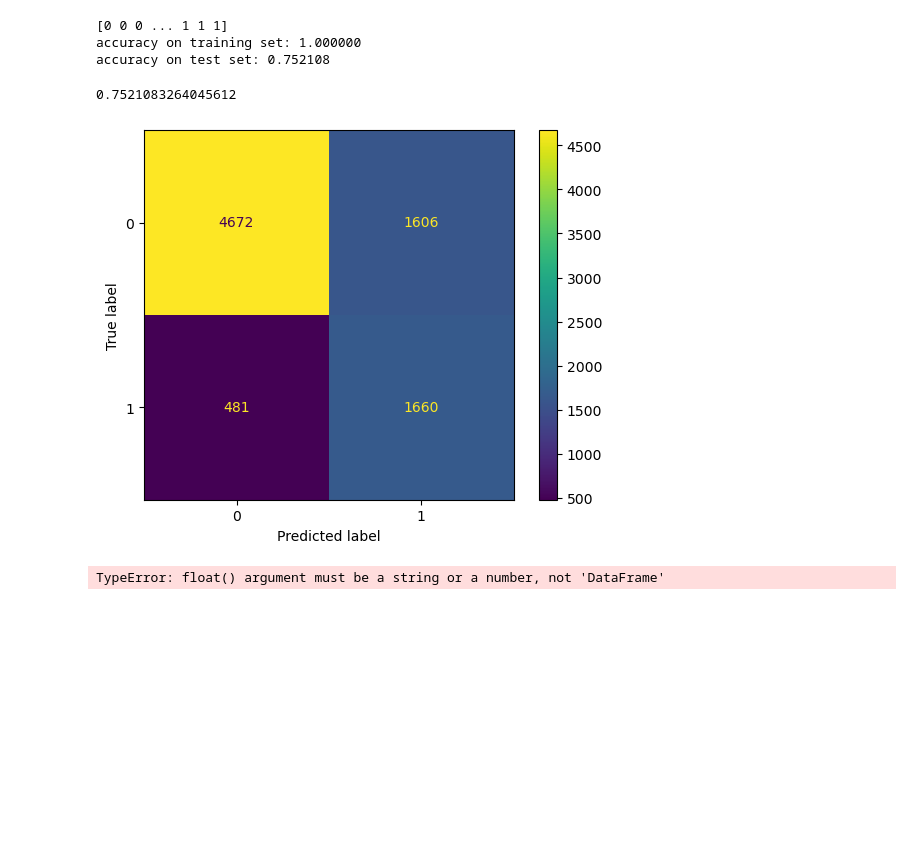
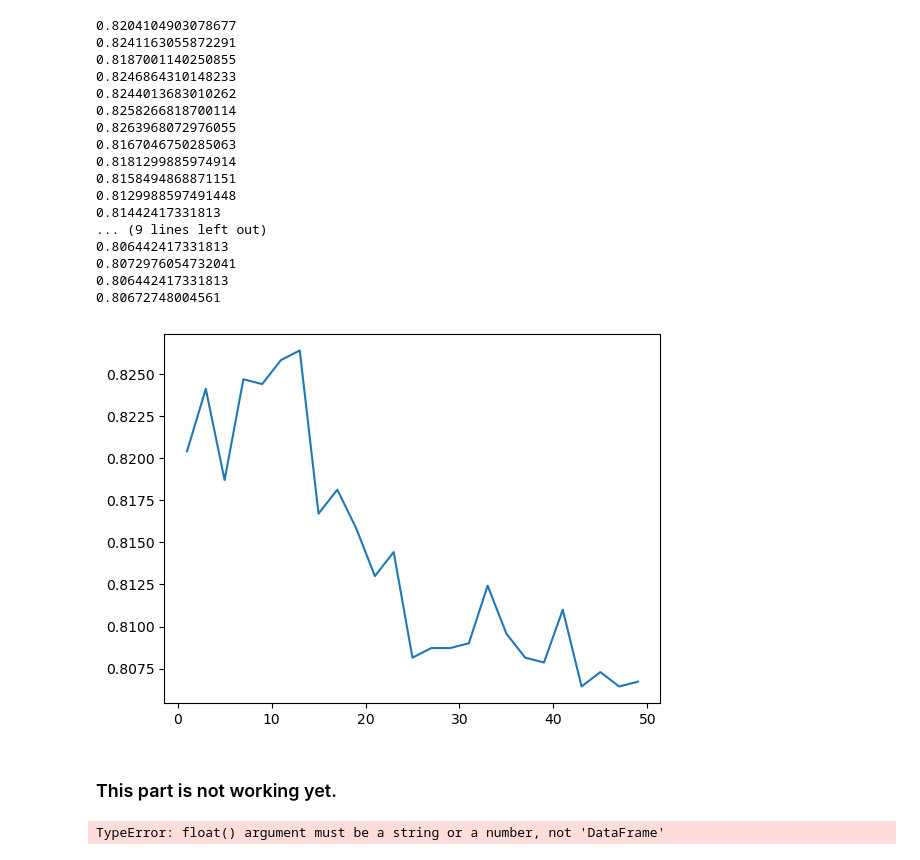
Before and after one commit to fredrikSveen/MALIS_project, a Jupyter notebook: ML_stuff.ipynb, the cells around one changed output. Saved outputs shown, nothing was run; the diff lists cells and outputs as text; code cells hidden in the pictures; blank space fills up the shorter version.

```diff
--- a/ML_stuff.ipynb
+++ b/ML_stuff.ipynb
@@ -36,7 +38,7 @@ X= df[['red','green','blue','gray','edges']]
 y=df['group']
 
 # using the train test split function
-X_train, X_test, y_train, y_test = train_test_split(X,y ,random_state=104, test_size=0.3, shuffle=False)
+X_train, X_test, y_train, y_test = train_test_split(X,y, test_size=0.2, shuffle=False)
 
 print('X_train : ')
 print(X_train.head())
@@ -53,6 +55,8 @@ print('')
 print('y_test : ')
 print(y_test.head())
 print(y_test.shape)
+
+X_train, X_val, y_train, y_val = train_test_split(X,y, test_size=0.125, shuffle=False)
 # %% [output]
 X_train :
                                                    red   green    blue  \
@@ -121,27 +126,50 @@ Accuracy is:  0.6613612067941561
 # %%
-#Random forest classification
-regressor = RandomForestClassifier(random_state = 0)
+#Random forest classification with different values for max_depth
+acc_for_depths = []
+step_size = 2
+for i in range(1,50,step_size):
+    regressor = RandomForestClassifier(random_state = 0, max_depth = i)
 
-# fit the regressor with x and y data
-regressor.fit(X_train, y_train)
+    # fit the regressor with x and y data
+    regressor.fit(X_train, y_train)
 
-y_pred = regressor.predict(X_test)  # test the output by changing values
-print(y_pred)
+    y_pred = regressor.predict(X_val)  # test the output by changing values
+    #print(y_pred)
 
-print("accuracy on training set: %f" % regressor.score(X_train, y_train))
-print("accuracy on test set: %f" % regressor.score(X_test, y_test))
+    #print("accuracy on training set: %f" % regressor.score(X_train, y_train))
+    #print("accuracy on validation set: %f" % regressor.score(X_val, y_val))
 
-# Create confusion matrix
-confusion = confusion_matrix(y_test, y_pred)
-ConfusionMatrixDisplay(confusion).plot()
-# Display accuracy score
-accuracy_score(y_test, y_pred)
+    # Create confusion matrix
+    #confusion = confusion_matrix(y_val, y_pred)
+    #ConfusionMatrixDisplay(confusion).plot()
+    # Display accuracy score
+    accuracy = accuracy_score(y_val, y_pred)
+    print(accuracy)
+    acc_for_depths.append(accuracy)
+
+plt.plot(range(1,50,step_size), acc_for_depths)
+plt.show()
 # %% [output]
-[0 0 0 ... 1 1 1]
-accuracy on training set: 1.000000
-accuracy on test set: 0.752108
+0.8204104903078677
+0.8241163055872291
+0.8187001140250855
+0.8246864310148233
+0.8244013683010262
+0.8258266818700114
+0.8263968072976055
+0.8167046750285063
+0.8181299885974914
+0.8158494868871151
+0.8129988597491448
+0.81442417331813
+... (9 lines left out)
+0.806442417331813
+0.8072976054732041
+0.806442417331813
+0.80672748004561
-0.7521083264045612
-[figure, old version]
+[figure, new version]
+# %% [markdown]
+### This part is not working yet.
 # %%
 # Visualising the Random Forest Regression results
 
```
Also changed, not shown: parts of 5 cells of this notebook, 2 other files.
